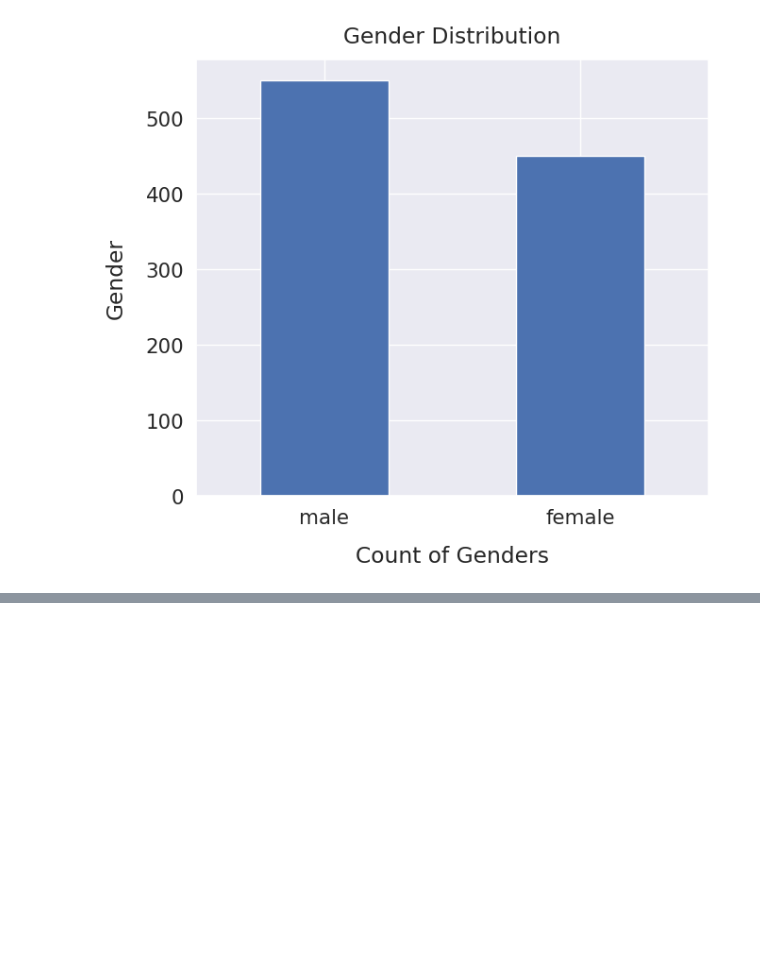
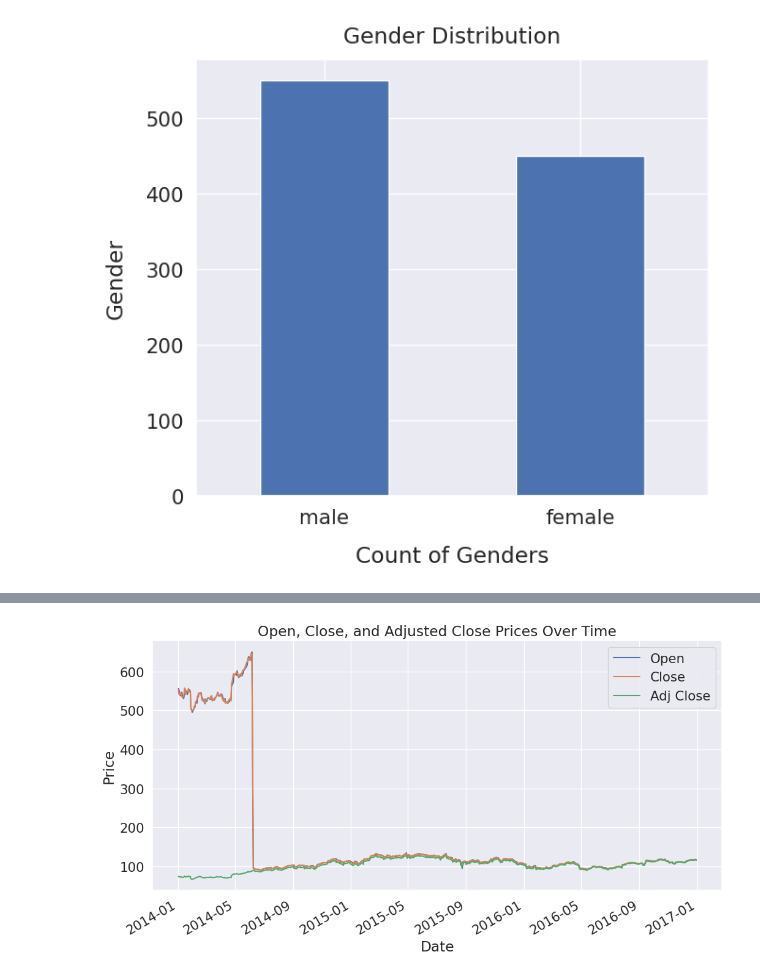
Before and after one commit to StanleyNyadzayo/eee408labs, a Jupyter notebook: lab4.ipynb, the cells around one changed output, grey strips where cells are left out. Drawn from its saved outputs; the diff is of its cells as text; code cells hidden in the pictures; blank space fills up the shorter version.

Commit message:
Created using Colab - Final part of lab 4.

```diff
--- a/lab4.ipynb
+++ b/lab4.ipynb
@@ -676,3 +676,6 @@ plt.ylabel('Gender', labelpad=14)
 plt.title('Gender Distribution', y=1.02);
 # %% [output]
 [figure]
+# %%
+df = pd.read_csv("/content/drive/MyDrive/Colab Notebooks/StockMarketData.csv")
+type(df)
@@ -678,0 +722,8 @@ plt.title('Gender Distribution', y=1.02);
+# %%
+df['Date'] = pd.to_datetime(df['Date'])
+
+df.plot(x='Date', y=['Open', 'Close', 'Adj Close'], figsize=(12, 6))
+plt.xlabel('Date')
+plt.ylabel('Price')
+plt.title('Open, Close, and Adjusted Close Prices Over Time')
+plt.show()
@@ -678,0 +735,10 @@ plt.title('Gender Distribution', y=1.02);
+# %%
+df['Date'] = pd.to_datetime(df['Date'], dayfirst=True) # date fixed
+
+df.plot(x='Date', y=['Open', 'Close', 'Adj Close'], figsize=(12, 6))
+plt.xlabel('Date')
+plt.ylabel('Price')
+plt.title('Open, Close, and Adjusted Close Prices Over Time')
+plt.show()
+# %% [output]
+[figure, added]
```
Also changed, not shown: parts of 3 cells of this notebook.
